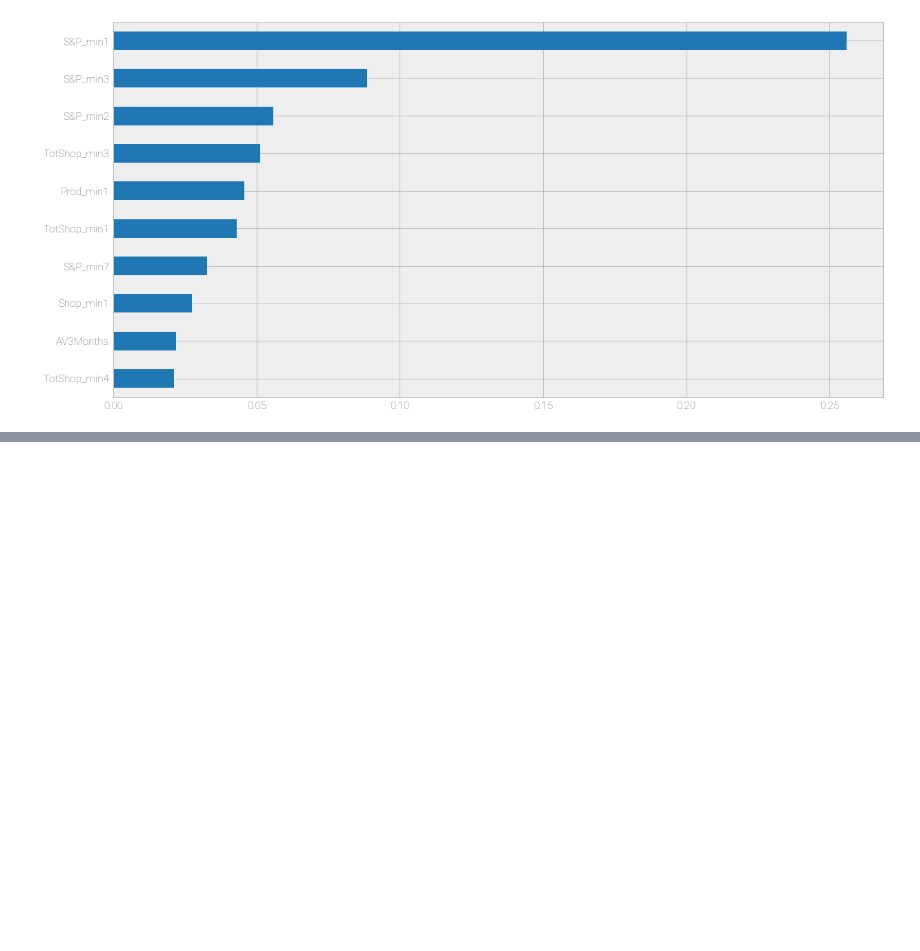
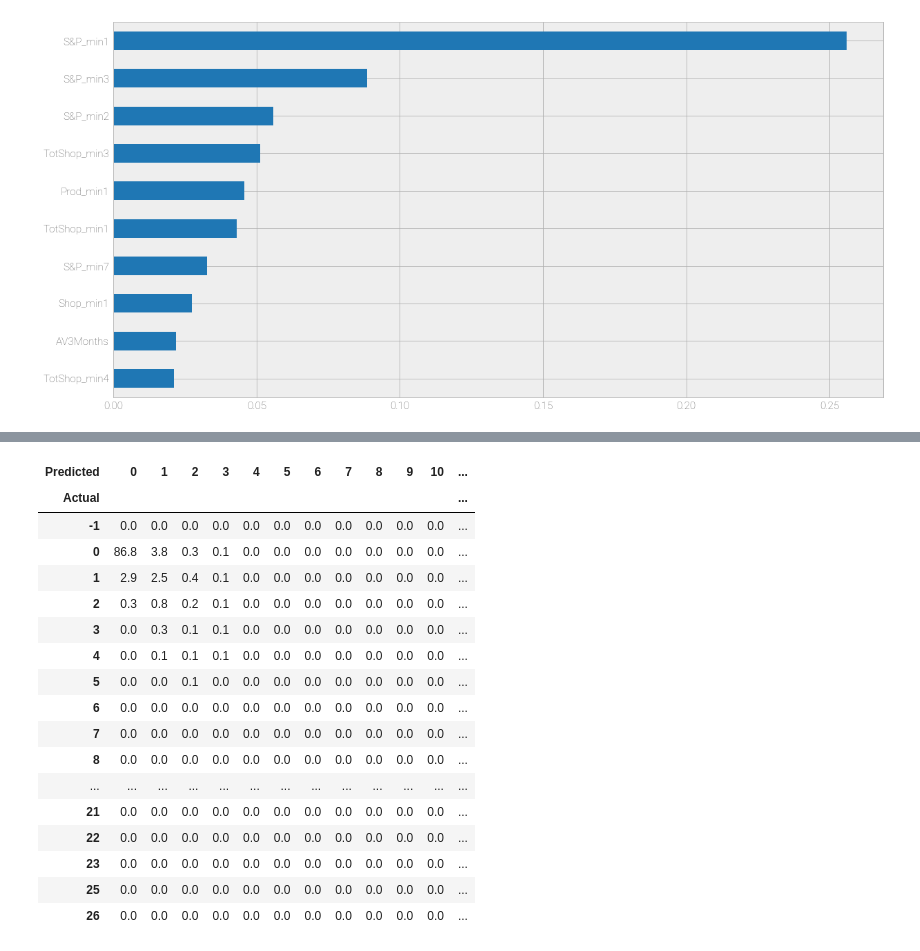
Before and after one commit to jamesoliver1981/Future_Sales, a Jupyter notebook: Modelling/J2_Model2_ExistingProds_NewShops_v1.ipynb, the cells around one changed output, grey strips where cells are left out. Drawn from its saved outputs; the diff is of its cells as text; code cells hidden in the pictures; blank space fills up the shorter version.

```diff
--- a/Modelling/J2_Model2_ExistingProds_NewShops_v1.ipynb
+++ b/Modelling/J2_Model2_ExistingProds_NewShops_v1.ipynb
@@ -188,0 +242,21 @@ feat_importances.nlargest(10).sort_values().plot(kind='barh')
+# %%
+round(conf_mat/len(testset)*100,1)
+# %% [output]
+| Predicted | 0 | 1 | 2 | 3 | 4 | 5 | 6 | 7 | 8 | 9 | 10 | ... |
+| Actual |  |  |  |  |  |  |  |  |  |  |  | ... |
+| -1 | 0.0 | 0.0 | 0.0 | 0.0 | 0.0 | 0.0 | 0.0 | 0.0 | 0.0 | 0.0 | 0.0 | ... |
+| 0 | 86.8 | 3.8 | 0.3 | 0.1 | 0.0 | 0.0 | 0.0 | 0.0 | 0.0 | 0.0 | 0.0 | ... |
+| 1 | 2.9 | 2.5 | 0.4 | 0.1 | 0.0 | 0.0 | 0.0 | 0.0 | 0.0 | 0.0 | 0.0 | ... |
+| 2 | 0.3 | 0.8 | 0.2 | 0.1 | 0.0 | 0.0 | 0.0 | 0.0 | 0.0 | 0.0 | 0.0 | ... |
+| 3 | 0.0 | 0.3 | 0.1 | 0.1 | 0.0 | 0.0 | 0.0 | 0.0 | 0.0 | 0.0 | 0.0 | ... |
+| 4 | 0.0 | 0.1 | 0.1 | 0.1 | 0.0 | 0.0 | 0.0 | 0.0 | 0.0 | 0.0 | 0.0 | ... |
+| 5 | 0.0 | 0.0 | 0.1 | 0.0 | 0.0 | 0.0 | 0.0 | 0.0 | 0.0 | 0.0 | 0.0 | ... |
+| 6 | 0.0 | 0.0 | 0.0 | 0.0 | 0.0 | 0.0 | 0.0 | 0.0 | 0.0 | 0.0 | 0.0 | ... |
+| 7 | 0.0 | 0.0 | 0.0 | 0.0 | 0.0 | 0.0 | 0.0 | 0.0 | 0.0 | 0.0 | 0.0 | ... |
+| 8 | 0.0 | 0.0 | 0.0 | 0.0 | 0.0 | 0.0 | 0.0 | 0.0 | 0.0 | 0.0 | 0.0 | ... |
+| ... | ... | ... | ... | ... | ... | ... | ... | ... | ... | ... | ... | ... |
+| 21 | 0.0 | 0.0 | 0.0 | 0.0 | 0.0 | 0.0 | 0.0 | 0.0 | 0.0 | 0.0 | 0.0 | ... |
+| 22 | 0.0 | 0.0 | 0.0 | 0.0 | 0.0 | 0.0 | 0.0 | 0.0 | 0.0 | 0.0 | 0.0 | ... |
+| 23 | 0.0 | 0.0 | 0.0 | 0.0 | 0.0 | 0.0 | 0.0 | 0.0 | 0.0 | 0.0 | 0.0 | ... |
+| 25 | 0.0 | 0.0 | 0.0 | 0.0 | 0.0 | 0.0 | 0.0 | 0.0 | 0.0 | 0.0 | 0.0 | ... |
+| 26 | 0.0 | 0.0 | 0.0 | 0.0 | 0.0 | 0.0 | 0.0 | 0.0 | 0.0 | 0.0 | 0.0 | ... |
```
Also changed, not shown: parts of 3 cells of this notebook, 3 other files.
